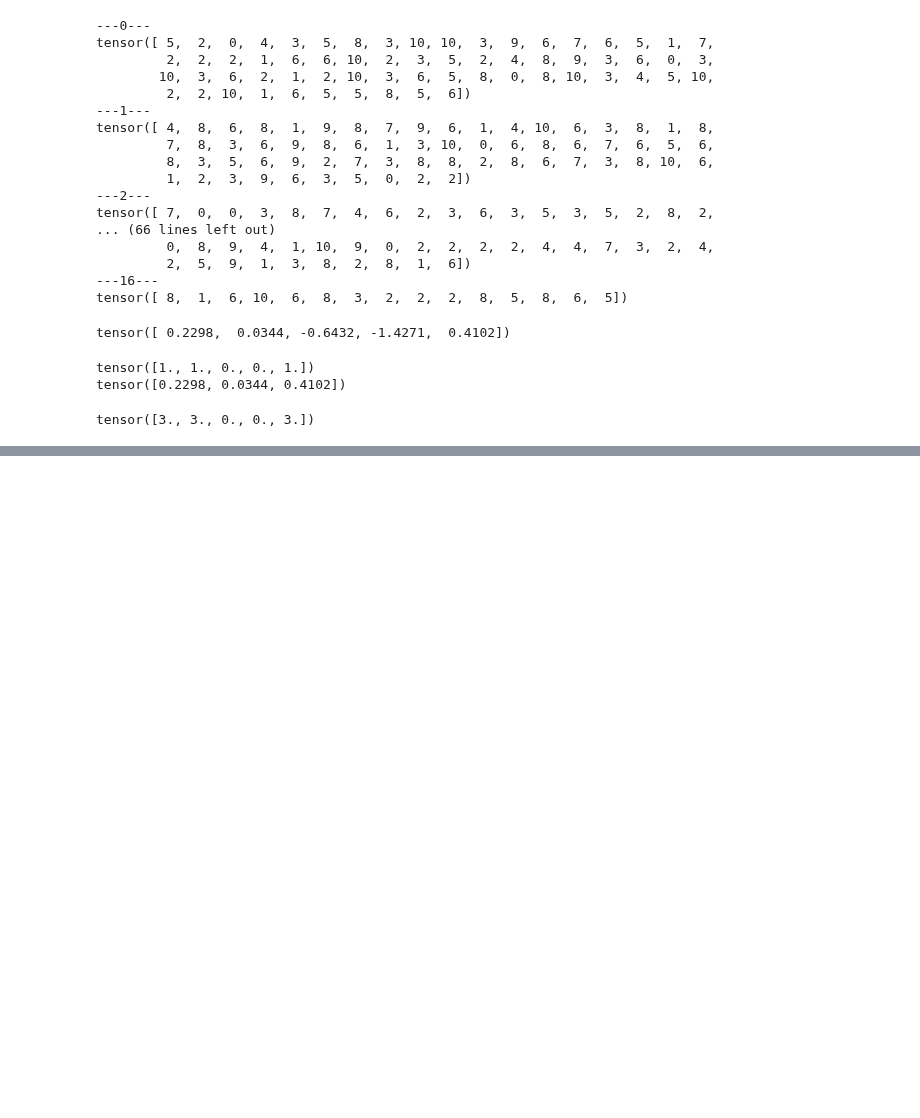
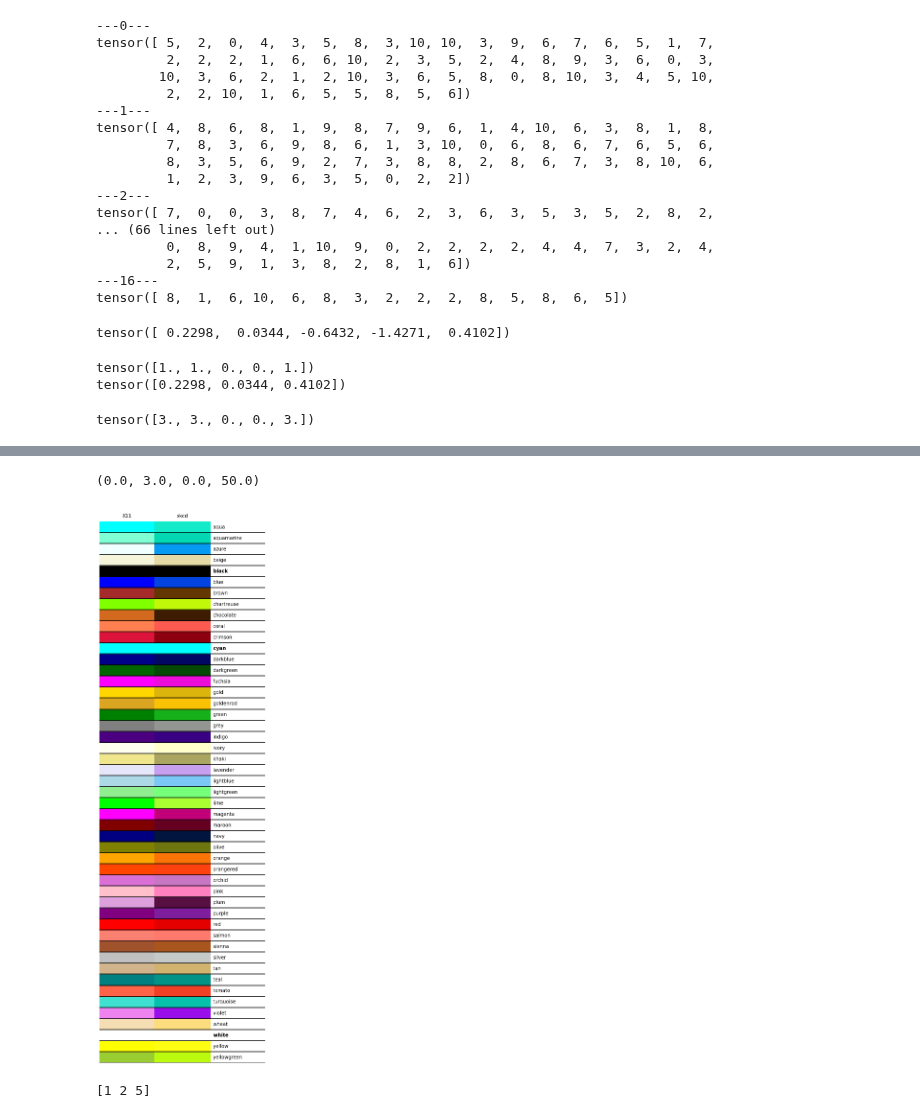
Before and after one commit to hundredball/Math24, a Jupyter notebook: test_each_function.ipynb, the cells around one changed output, grey strips where cells are left out. Drawn from its saved outputs; the diff is of its cells as text; code cells hidden in the pictures; blank space fills up the shorter version.

```diff
--- a/test_each_function.ipynb
+++ b/test_each_function.ipynb
@@ -904,0 +974,6 @@ tensor([3., 3., 0., 0., 3.])
+# %%
+# Orthonormalize unmixing weight matrix
+model.orthUnmixing()
+
+weight = model.W.weight.data.cpu().numpy()
+print(weight.dot(weight.T))
@@ -904,0 +1008,41 @@ tensor([3., 3., 0., 0., 3.])
+# %%
+import matplotlib._color_data as mcd
+import matplotlib.patches as mpatch
+
+overlap = {name for name in mcd.CSS4_COLORS
+           if "xkcd:" + name in mcd.XKCD_COLORS}
+
+fig = plt.figure(figsize=[4.8, 16])
+ax = fig.add_axes([0, 0, 1, 1])
+
+for j, n in enumerate(sorted(overlap, reverse=True)):
+    weight = None
+    cn = mcd.CSS4_COLORS[n]
+    xkcd = mcd.XKCD_COLORS["xkcd:" + n].upper()
+    if cn == xkcd:
+        weight = 'bold'
+
+    r1 = mpatch.Rectangle((0, j), 1, 1, color=cn)
+    r2 = mpatch.Rectangle((1, j), 1, 1, color=xkcd)
+    txt = ax.text(2, j+.5, '  ' + n, va='center', fontsize=10,
+                  weight=weight)
+    ax.add_patch(r1)
+    ax.add_patch(r2)
+    ax.axhline(j, color='k')
+
+ax.text(.5, j + 1.5, 'X11', ha='center', va='center')
+ax.text(1.5, j + 1.5, 'xkcd', ha='center', va='center')
+ax.set_xlim(0, 3)
+ax.set_ylim(0, j + 2)
+ax.axis('off')
+# %% [output]
+(0.0, 3.0, 0.0, 50.0)
+[figure, added]
+# %%
+A = np.array([1,1,2,3,4,5])
+B = np.array([0,1,2,4,6,5])
+
+C = np.nonzero(A==B)[0]
+print(C)
+# %% [output]
+[1 2 5]
```
Also changed, not shown: parts of 8 cells of this notebook, 4 other files.
